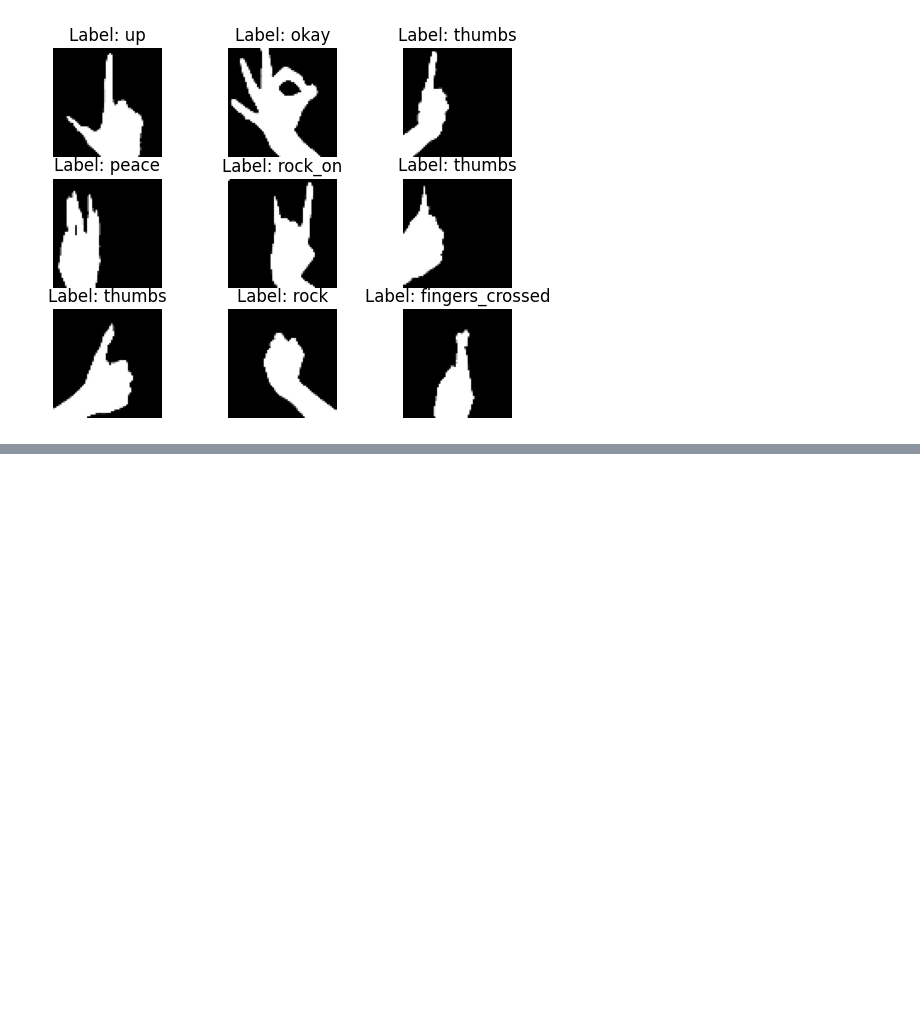
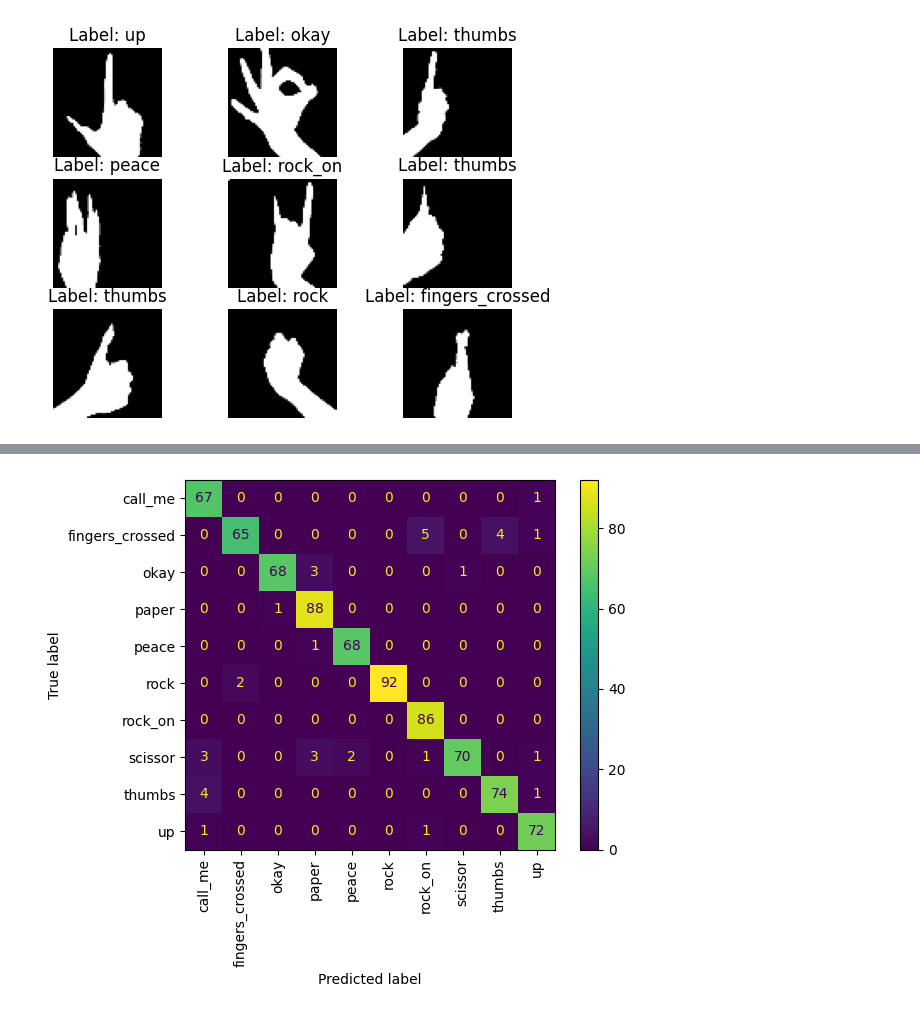
Before and after one commit to ithsirs/PRODIGY_ML_04, a Jupyter notebook: hand_gesture_final.ipynb, the cells around one changed output, grey strips where cells are left out. Cells and saved outputs as stored; diff of their text form; code cells hidden in the pictures; blank space fills up the shorter version.

```diff
--- a/hand_gesture_final.ipynb
+++ b/hand_gesture_final.ipynb
@@ -447,7 +407,7 @@ for images, labels in train_dataset.take(1):
 # %% [output]
 [figure]
 # %%
-'''from sklearn.metrics import confusion_matrix, ConfusionMatrixDisplay
+from sklearn.metrics import confusion_matrix, ConfusionMatrixDisplay
 
 # Collect predictions
 y_true = []
@@ -461,5 +421,5 @@ for images, labels in validation_dataset:
 cm = confusion_matrix(y_true, y_pred)
 disp = ConfusionMatrixDisplay(confusion_matrix=cm, display_labels=class_names)
 disp.plot(xticks_rotation=90)
-plt.show()'''
+plt.show()
 # %% [output]
@@ -466,0 +443 @@ plt.show()'''
+[figure, added]
```
Also changed, not shown: parts of 7 cells of this notebook.
